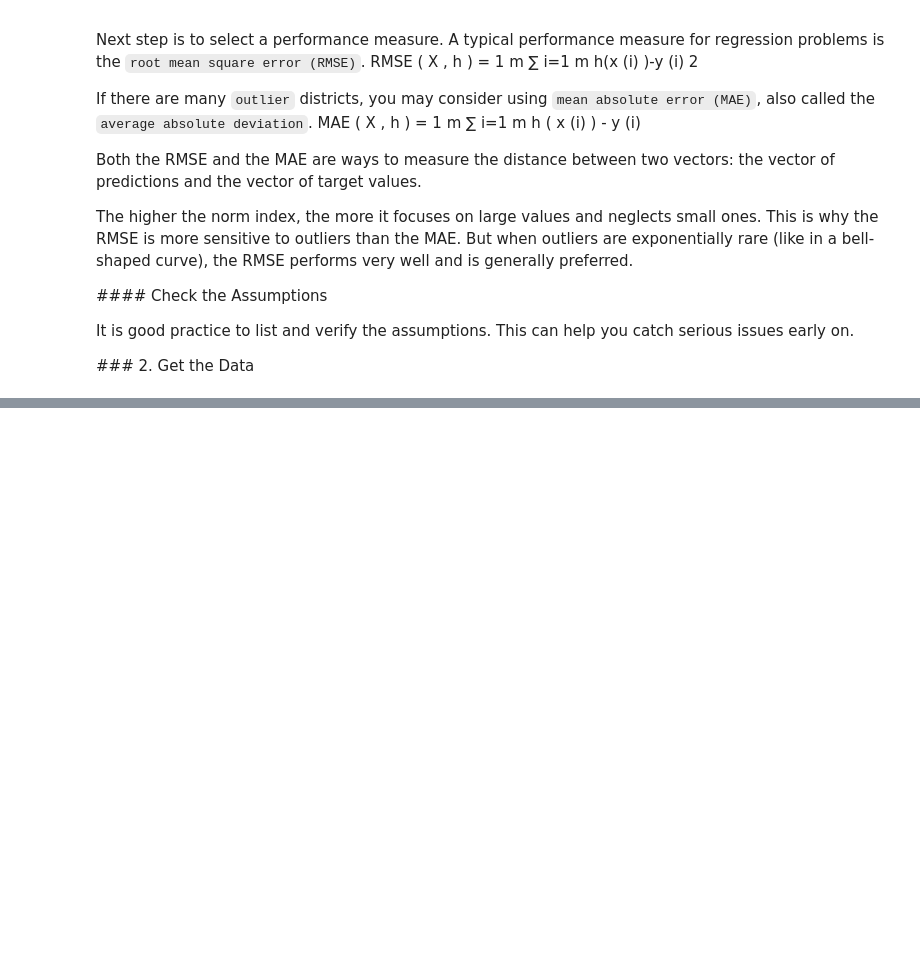
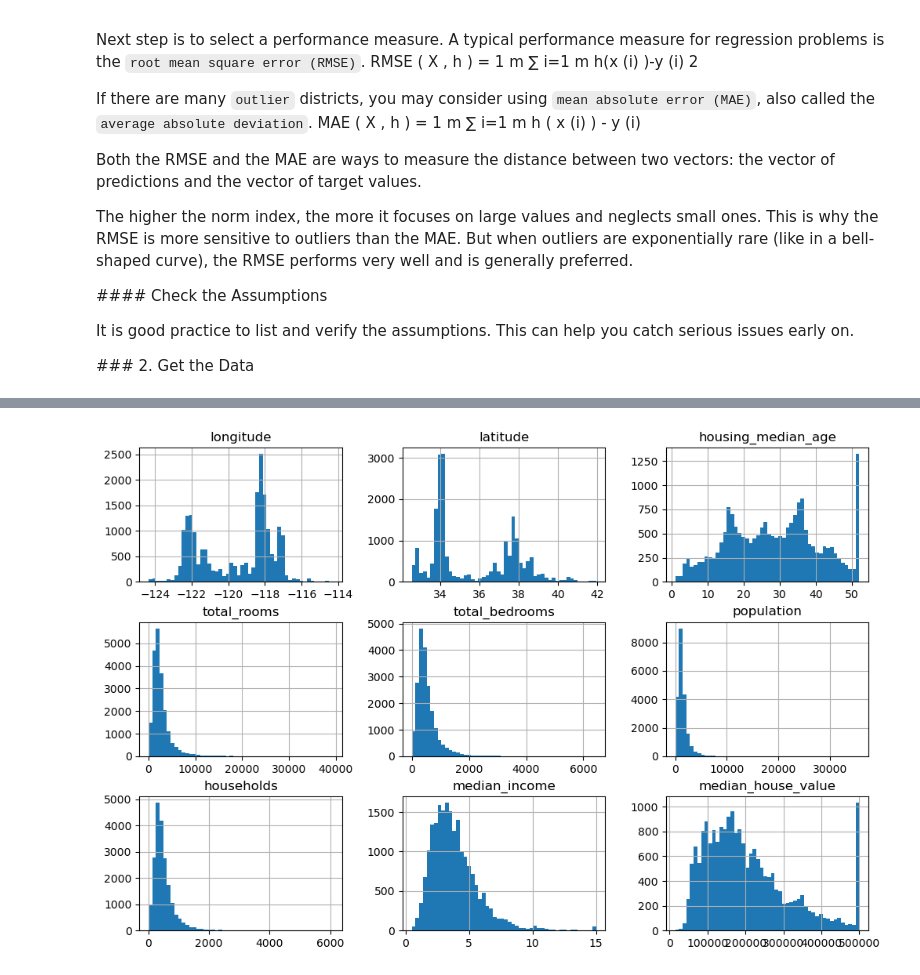
Before and after one commit to tayfunka/handson-ml3, a Jupyter notebook: 02_end_to_end_ml_project.ipynb, the cells around one changed output, grey strips where cells are left out. Saved outputs shown, nothing was run; the diff lists cells and outputs as text; code cells hidden in the pictures; blank space fills up the shorter version.

```diff
--- a/02_end_to_end_ml_project.ipynb
+++ b/02_end_to_end_ml_project.ipynb
@@ -71,0 +134,7 @@ housing = load_housing_data()
+# %%
+import matplotlib.pyplot as plt
+
+housing.hist(bins=50, figsize=(12, 8))
+plt.show()
+# %% [output]
+[figure, added]
```
Also changed, not shown: parts of 124 cells of this notebook, 2 other files.
